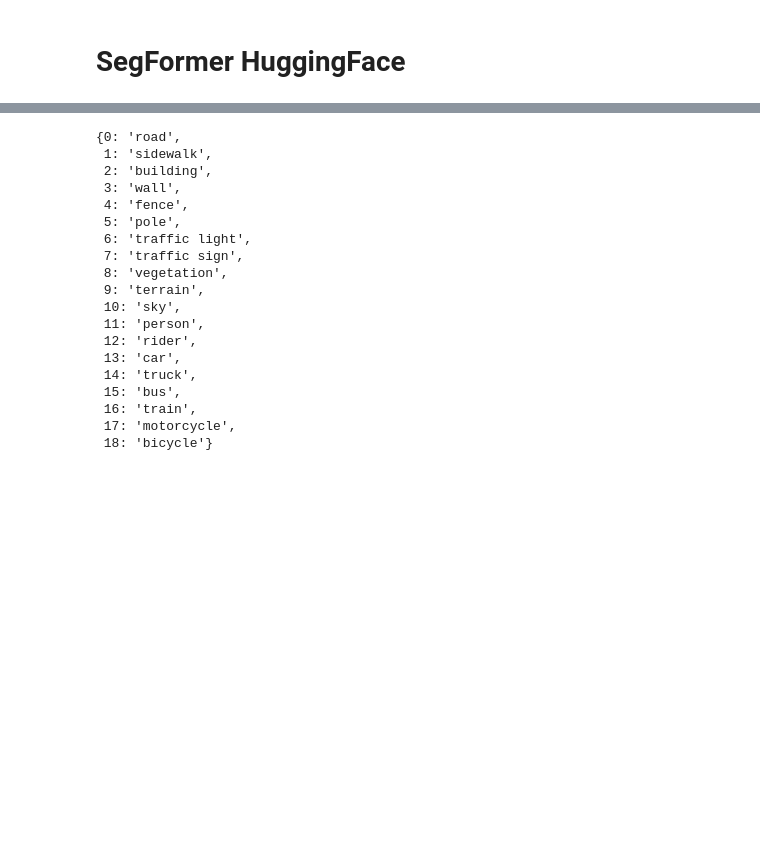
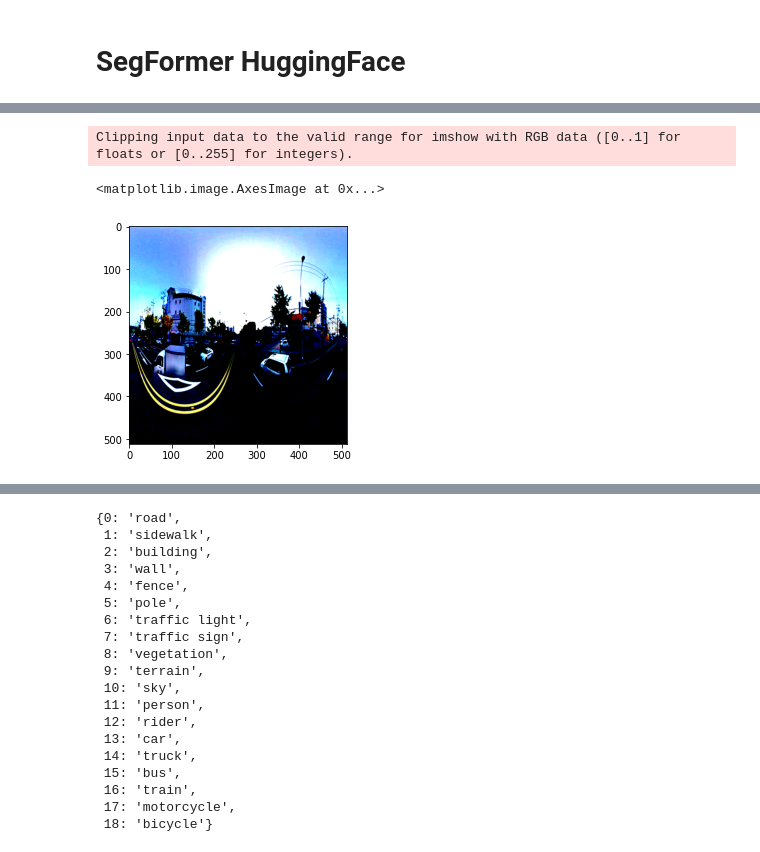
Before and after one commit to MINED30/EATA, a Jupyter notebook: Segformer_교통사고분석.ipynb, the cells around one changed output, grey strips where cells are left out. Saved outputs shown, nothing was run; the diff lists cells and outputs as text; code cells hidden in the pictures; blank space fills up the shorter version.

```diff
--- a/Segformer_교통사고분석.ipynb
+++ b/Segformer_교통사고분석.ipynb
@@ -29,14 +54,18 @@ plt.show()
 # %%
 from transformers import SegformerFeatureExtractor, SegformerForSemanticSegmentation
 from PIL import Image
+from skimage.transform import resize
 import requests
+pretrained_ = "nvidia/segformer-b1-finetuned-cityscapes-1024-1024"
+feature_extractor = SegformerFeatureExtractor.from_pretrained(pretrained_)
+model = SegformerForSemanticSegmentation.from_pretrained(pretrained_)
 
-feature_extractor = SegformerFeatureExtractor.from_pretrained("nvidia/segformer-b0-finetuned-cityscapes-512-1024")
-model = SegformerForSemanticSegmentation.from_pretrained("nvidia/segformer-b0-finetuned-cityscapes-512-1024")
-
-# url = 'http://images.cocodataset.org/val2017/000000039769.jpg'
-# image = Image.open(requests.get(url, stream=True).raw)
-
-inputs = feature_extractor(images=panorama, return_tensors="pt")
+# inputs = feature_extractor(images=panorama, return_tensors="pt")
+inputs = feature_extractor(images=im, return_tensors="pt")
 outputs = model(**inputs)
 logits = outputs.logits # shape (batch_size, num_labels, height/4, width/4)
+plt.imshow(inputs['pixel_values'][0].permute(1,2,0))
+# %% [output]
+Clipping input data to the valid range for imshow with RGB data ([0..1] for floats or [0..255] for integers).
+<matplotlib.image.AxesImage at 0x...>
+[figure, added]
```
Also changed, not shown: parts of 7 cells of this notebook.
